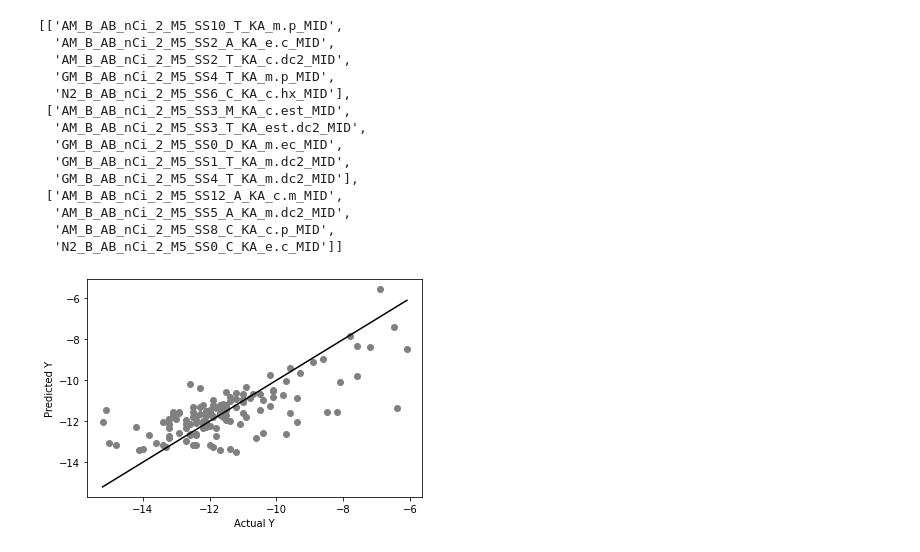
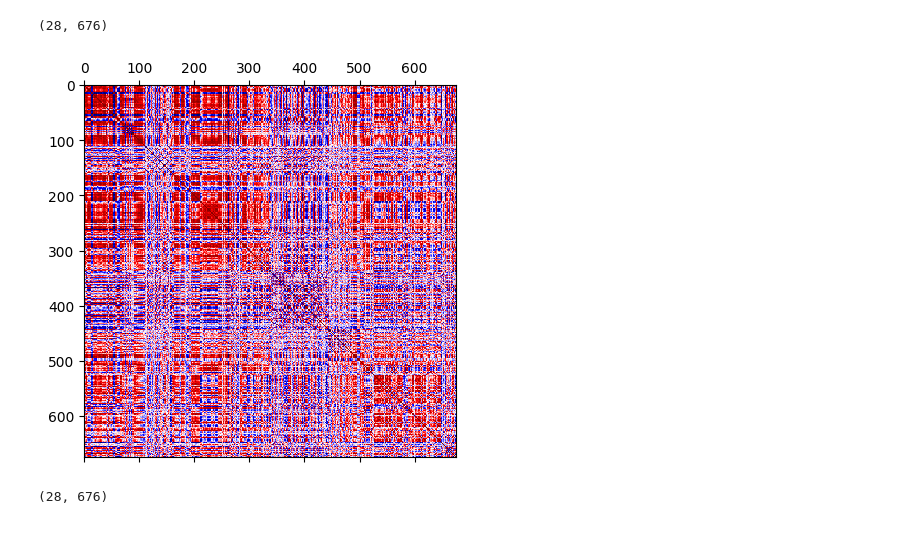
Before and after one commit to StephenSzwiec/qsarify, a Jupyter notebook: Untitled.ipynb, the cells around one changed output. Drawn from its saved outputs; the diff is of its cells as text; code cells hidden in the pictures.

```diff
--- a/Untitled.ipynb
+++ b/Untitled.ipynb
@@ -18,0 +10,5 @@ list_of_pro = [dfy.iloc[:,2],dfy.iloc[:,3],dfy.iloc[:,4]]
+# %%
+# in this example, the last column is the response variable (log10 of LD50)
+# we use pandas to manipulate the data
+dfx = pd.DataFrame(pd.read_csv('28BenzeneDescriptors.csv')).iloc[:,:-1]
+dfy = pd.DataFrame(pd.read_csv('28BenzeneDescriptors.csv')).iloc[:,-1]
@@ -23,2 +28,0 @@ dfx.shape
-# %%
-dfx = dt.clean_data(dfx)
@@ -204,17 +28,0 @@ The autoreload extension is already loaded. To reload it, use:
-# %%
-features1 = ['AM_B_AB_nCi_2_M5_SS11_T_KA_m.p_MID', 'AM_B_AB_nCi_2_M5_SS2_T_KA_est.dc3_MID', 'GM_B_AB_nCi_2_M5_SS4_T_KA_m.p_MID', 'N2_B_AB_nCi_2_M5_SS1_D_KA_c.hx_MID', 'N2_B_AB_nCi_2_M5_SS2_D_KA_c.dc4_MID']
-# %% [output]
-[['AM_B_AB_nCi_2_M5_SS10_T_KA_m.p_MID',
-  'AM_B_AB_nCi_2_M5_SS2_A_KA_e.c_MID',
-  'AM_B_AB_nCi_2_M5_SS2_T_KA_c.dc2_MID',
-  'GM_B_AB_nCi_2_M5_SS4_T_KA_m.p_MID',
-  'N2_B_AB_nCi_2_M5_SS6_C_KA_c.hx_MID'],
- ['AM_B_AB_nCi_2_M5_SS3_M_KA_c.est_MID',
-  'AM_B_AB_nCi_2_M5_SS3_T_KA_est.dc2_MID',
-  'GM_B_AB_nCi_2_M5_SS0_D_KA_m.ec_MID',
-  'GM_B_AB_nCi_2_M5_SS1_T_KA_m.dc2_MID',
-  'GM_B_AB_nCi_2_M5_SS4_T_KA_m.dc2_MID'],
- ['AM_B_AB_nCi_2_M5_SS12_A_KA_c.m_MID',
-  'AM_B_AB_nCi_2_M5_SS5_A_KA_m.dc2_MID',
-  'AM_B_AB_nCi_2_M5_SS8_C_KA_c.p_MID',
-  'N2_B_AB_nCi_2_M5_SS0_C_KA_e.c_MID']]
@@ -226,4 +29,20 @@ model3 = em.ModelExport(df_X[2], df_Y[2], df_Xex[2], df_Yex[2] ,models[2])
-# %%
-model0.train_plot()
-# %% [output]
-[figure, removed]
+# %%
+# we can use various data tools to reshape x
+dfx = dt.rm_constant(dfx)
+dfx = dt.rm_nan(dfx)
+dfx = dt.train_scale(dfx)
+dfx.shape
+# %% [output]
+(28, 676)
+# %%
+# there is also an option to do all of the above as one process
+# and also to use a cutoff for autocorrelation of X variables
+# while also outputting the autocorrelation matrix
+dfx = pd.DataFrame(pd.read_csv('28BenzeneDescriptors.csv')).iloc[:,:-1]
+dfx2 = dt.clean_data(dfx, cutoff=None, plot=True)
+# %% [output]
+[figure, added]
+# %%
+dfx2.shape
+# %% [output]
+(28, 676)
```
Also changed, not shown: parts of 43 cells of this notebook, 8 other files.
